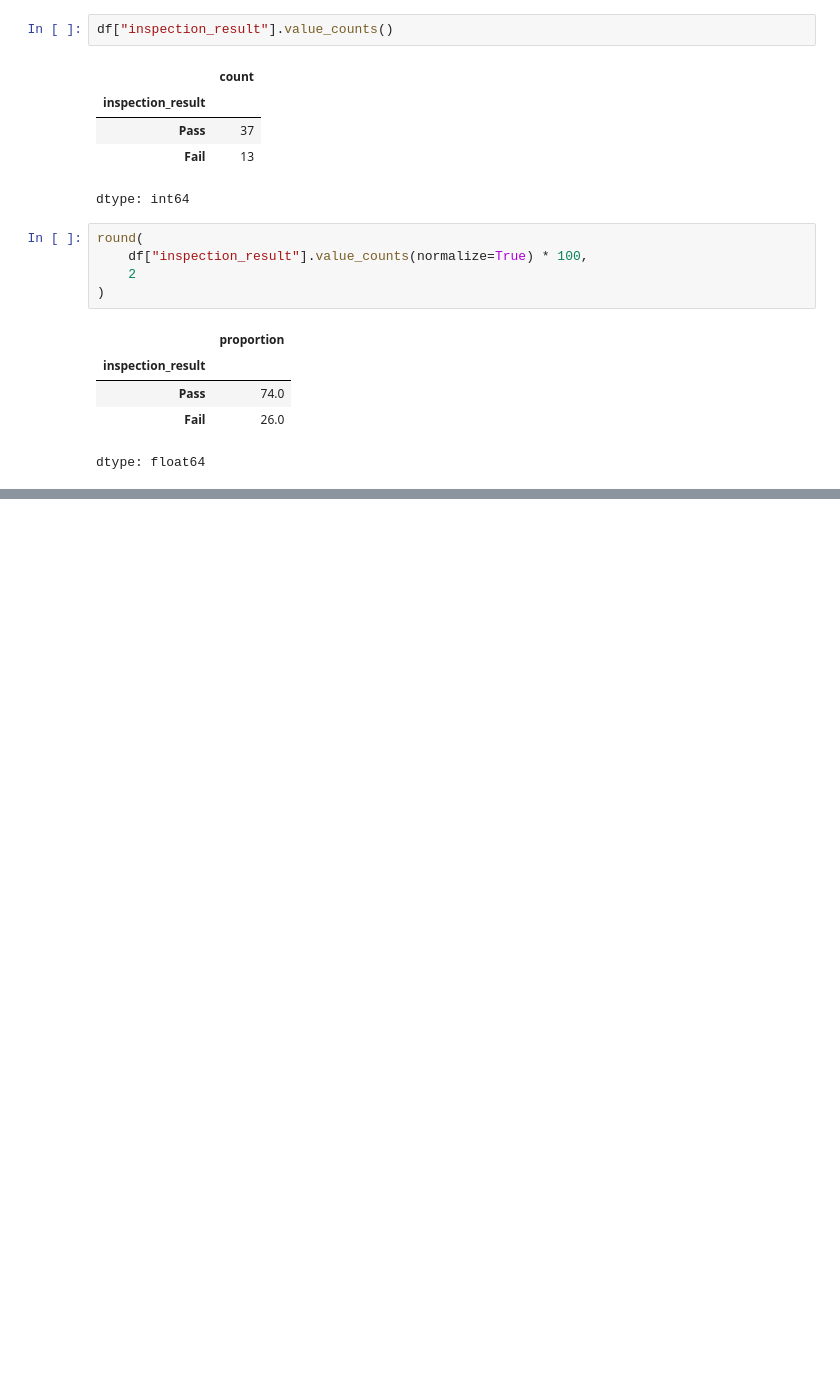
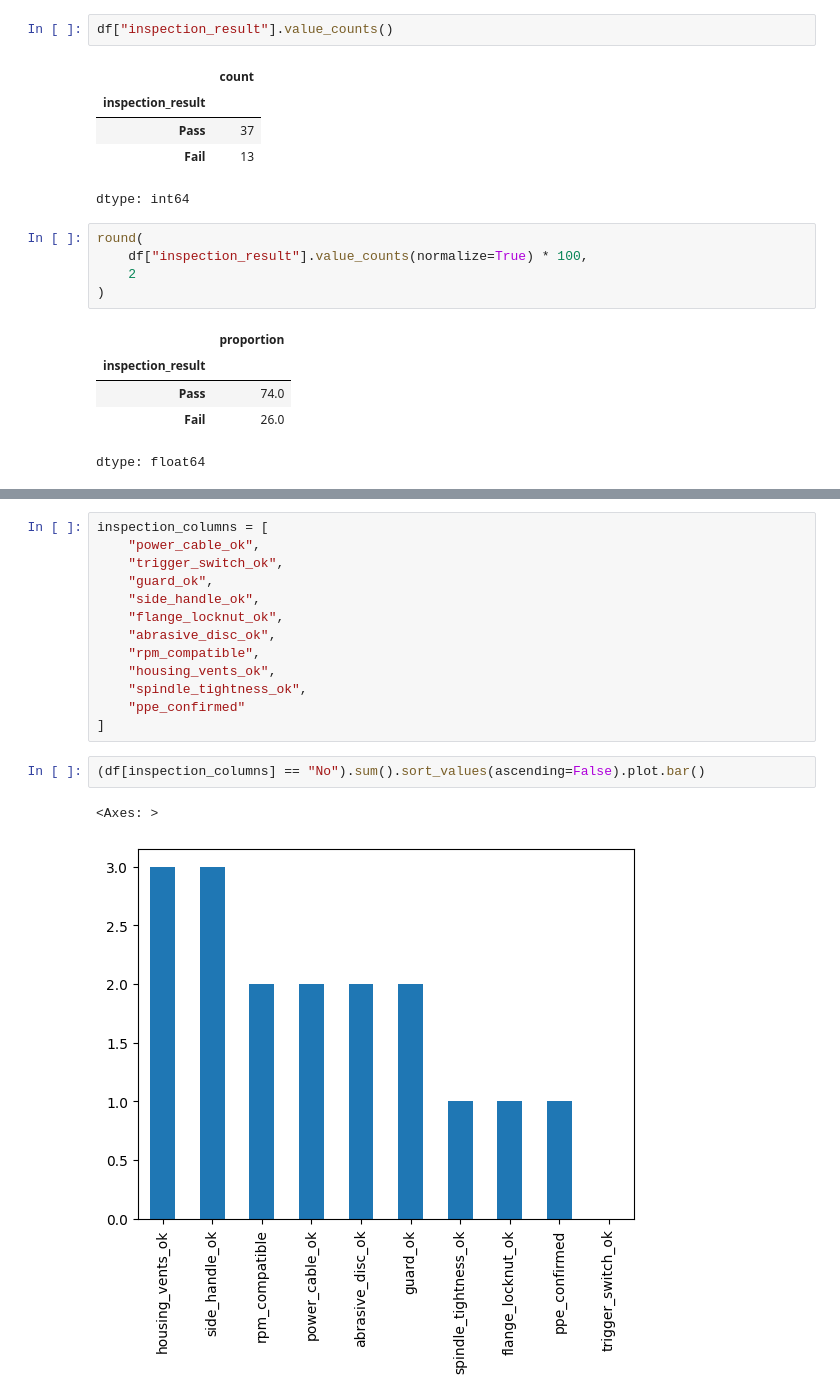
Before and after one commit to Anthony-Kabamba/maintenance-data-analysis, a Jupyter notebook: 260609_grinder_operational_readiness_analysis_v1.ipynb, the cells around one changed output, grey strips where cells are left out. Cells and saved outputs as stored; diff of their text form; blank space fills up the shorter version.

```diff
--- a/260609_grinder_operational_readiness_analysis_v1.ipynb
+++ b/260609_grinder_operational_readiness_analysis_v1.ipynb
@@ -112,0 +120,18 @@ dtype: float64
+# %%
+inspection_columns = [
+    "power_cable_ok",
+    "trigger_switch_ok",
+    "guard_ok",
+    "side_handle_ok",
+    "flange_locknut_ok",
+    "abrasive_disc_ok",
+    "rpm_compatible",
+    "housing_vents_ok",
+    "spindle_tightness_ok",
+    "ppe_confirmed"
+]
+# %%
+(df[inspection_columns] == "No").sum().sort_values(ascending=False).plot.bar()
+# %% [output]
+<Axes: >
+[figure, added]
```
Also changed, not shown: parts of 12 cells of this notebook.
